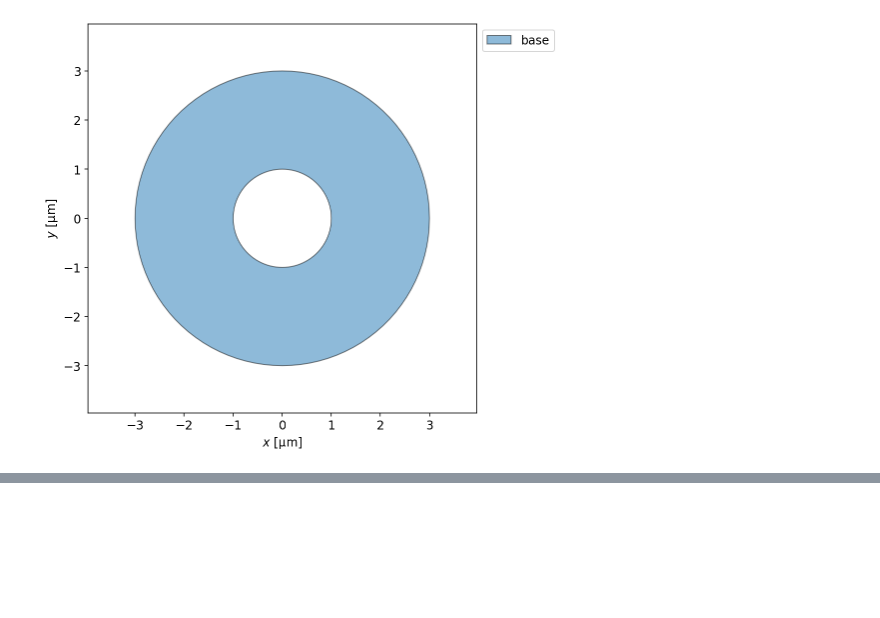
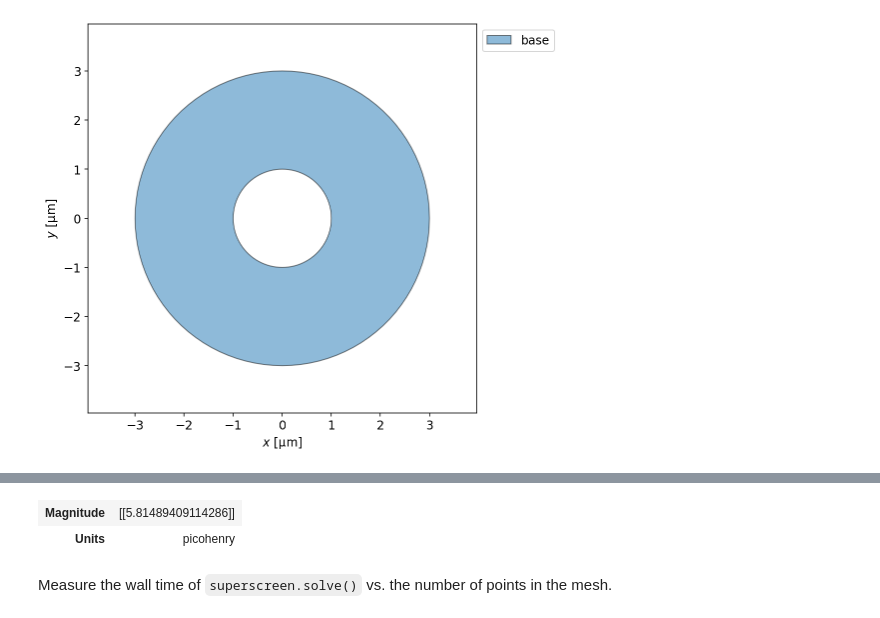
Before and after one commit to loganbvh/superscreen, a Jupyter notebook: docs/notebooks/gpu.ipynb, the cells around one changed output, grey strips where cells are left out. Cells and saved outputs as stored; diff of their text form; code cells hidden in the pictures; blank space fills up the shorter version.

```diff
--- a/docs/notebooks/gpu.ipynb
+++ b/docs/notebooks/gpu.ipynb
@@ -127,0 +141,4 @@ fig, ax = device.draw(exclude="bounding_box", legend=True)
+# %%
+M_jax = device.mutual_inductance_matrix(units="pH", gpu=True)
+display(M_jax)
+# %% [output]
@@ -128,3 +146,7 @@ fig, ax = device.draw(exclude="bounding_box", legend=True)
+| Magnitude | [[5.81489409114286]] |
+| Units | picohenry |
+# %% [markdown]
+Measure the wall time of `superscreen.solve()` vs. the number of points in the mesh.
 # %%
 # Model the device with 1 mA circulating current
 circulating_currents = {"hole": "1 mA"}
```
Also changed, not shown: parts of 25 cells of this notebook.
